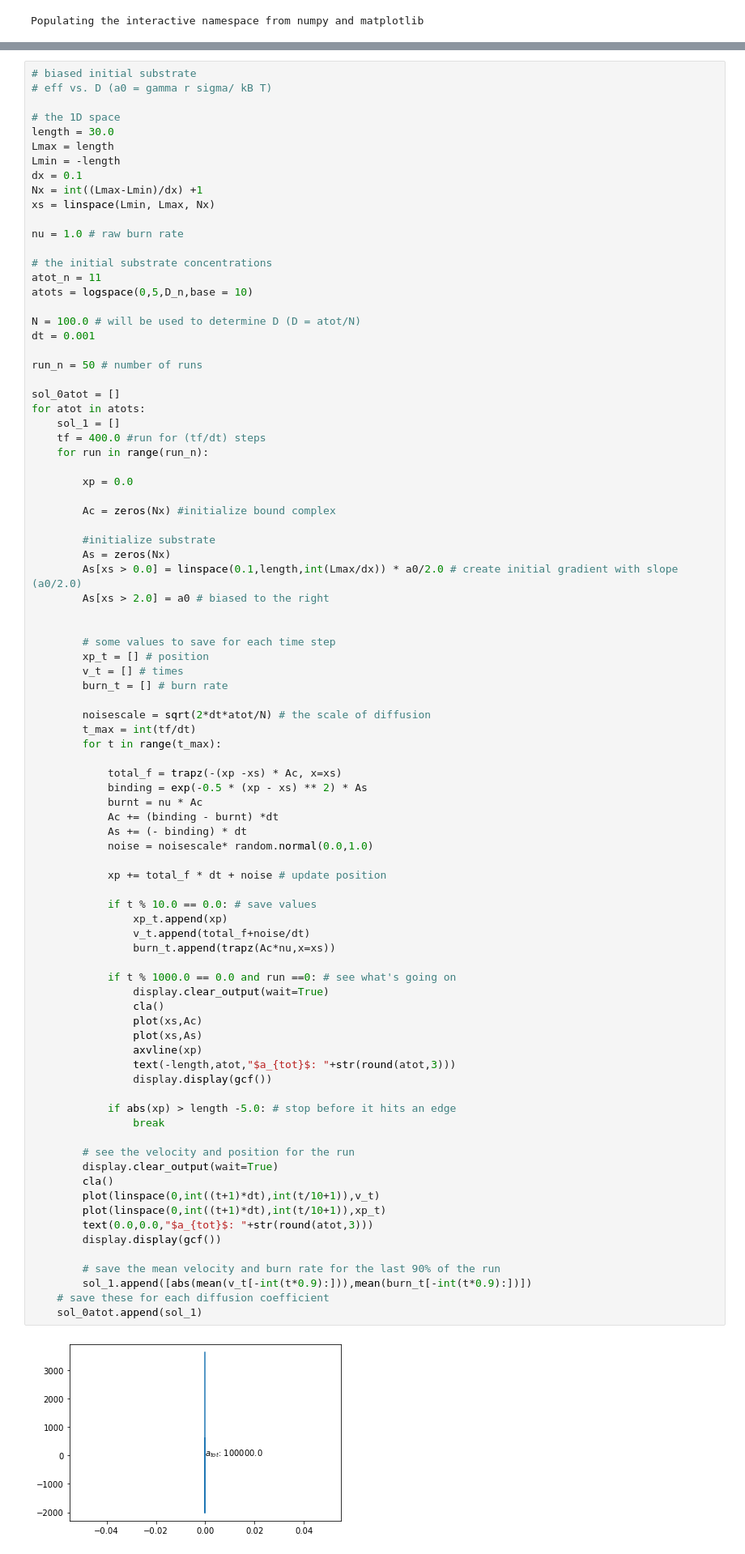
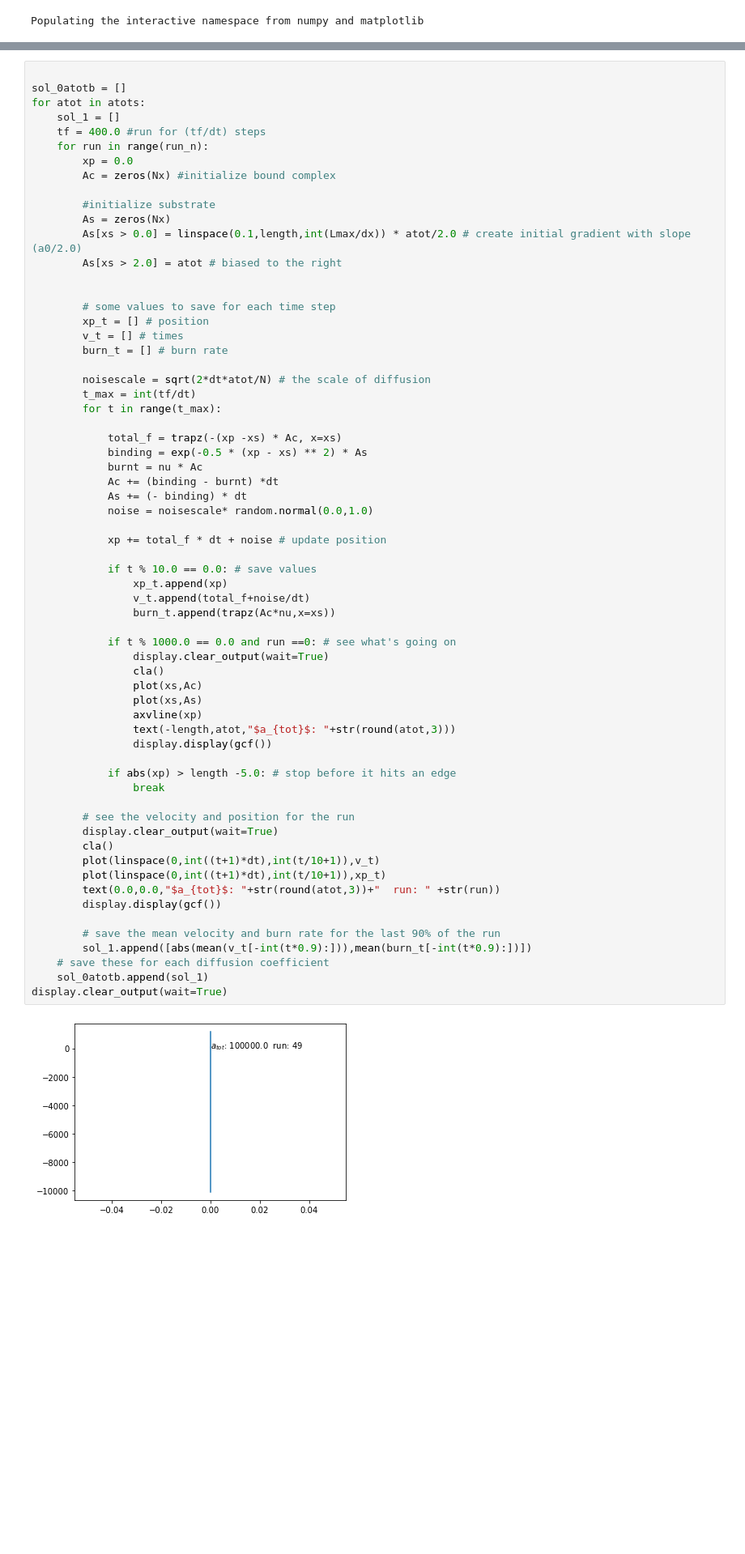
Before and after one commit to mar-rem/Optimizing-efficiency-and-motililty-of-a-polyvalent-molecular-motor, a Jupyter notebook: Hub Diffusion (Proper-nondimensionalisation).ipynb, the cells around one changed output, grey strips where cells are left out. Shown at 81% size. Drawn from its saved outputs; the diff is of its cells as text; blank space fills up the shorter version.

```diff
--- a/Hub Diffusion (Proper-nondimensionalisation).ipynb
+++ b/Hub Diffusion (Proper-nondimensionalisation).ipynb
@@ -322,40 +246,17 @@ Text(0, 0.5, 'Relative Efficiency')
 # %%
-# biased initial substrate
-# eff vs. D (a0 = gamma r sigma/ kB T)
 
-# the 1D space
-length = 30.0
-Lmax = length
-Lmin = -length
-dx = 0.1
-Nx = int((Lmax-Lmin)/dx) +1
-xs = linspace(Lmin, Lmax, Nx)
-
-nu = 1.0 # raw burn rate
-
-# the initial substrate concentrations
-atot_n = 11
-atots = logspace(0,5,D_n,base = 10)
-
-N = 100.0 # will be used to determine D (D = atot/N)
-dt = 0.001
-
-run_n = 50 # number of runs
-
-sol_0atot = []
+sol_0atotb = []
 for atot in atots:
     sol_1 = []
     tf = 400.0 #run for (tf/dt) steps
     for run in range(run_n):
-
         xp = 0.0
-
         Ac = zeros(Nx) #initialize bound complex
 
         #initialize substrate
         As = zeros(Nx)
-        As[xs > 0.0] = linspace(0.1,length,int(Lmax/dx)) * a0/2.0 # create initial gradient with slope (a0/2.0)
-        As[xs > 2.0] = a0 # biased to the right
+        As[xs > 0.0] = linspace(0.1,length,int(Lmax/dx)) * atot/2.0 # create initial gradient with slope (a0/2.0)
+        As[xs > 2.0] = atot # biased to the right
 
 
         # some values to save for each time step
@@ -377,33 +278,34 @@ for atot in atots:
             xp += total_f * dt + noise # update position
 
             if t % 10.0 == 0.0: # save values
                 xp_t.append(xp)
                 v_t.append(total_f+noise/dt)
                 burn_t.append(trapz(Ac*nu,x=xs))
 
             if t % 1000.0 == 0.0 and run ==0: # see what's going on
                 display.clear_output(wait=True)
                 cla()
                 plot(xs,Ac)
                 plot(xs,As)
                 axvline(xp)
                 text(-length,atot,"$a_{tot}$: "+str(round(atot,3)))
                 display.display(gcf())
 
             if abs(xp) > length -5.0: # stop before it hits an edge
                 break
 
         # see the velocity and position for the run
         display.clear_output(wait=True)
         cla()
         plot(linspace(0,int((t+1)*dt),int(t/10+1)),v_t)
         plot(linspace(0,int((t+1)*dt),int(t/10+1)),xp_t)
-        text(0.0,0.0,"$a_{tot}$: "+str(round(atot,3)))
+        text(0.0,0.0,"$a_{tot}$: "+str(round(atot,3))+"  run: " +str(run))
         display.display(gcf())
 
         # save the mean velocity and burn rate for the last 90% of the run
         sol_1.append([abs(mean(v_t[-int(t*0.9):])),mean(burn_t[-int(t*0.9):])])
     # save these for each diffusion coefficient
-    sol_0atot.append(sol_1)
+    sol_0atotb.append(sol_1)
+display.clear_output(wait=True)
 # %% [output]
-[figure, old version]
+[figure, new version]
```
Also changed, not shown: parts of 24 cells of this notebook, 1 other file.
